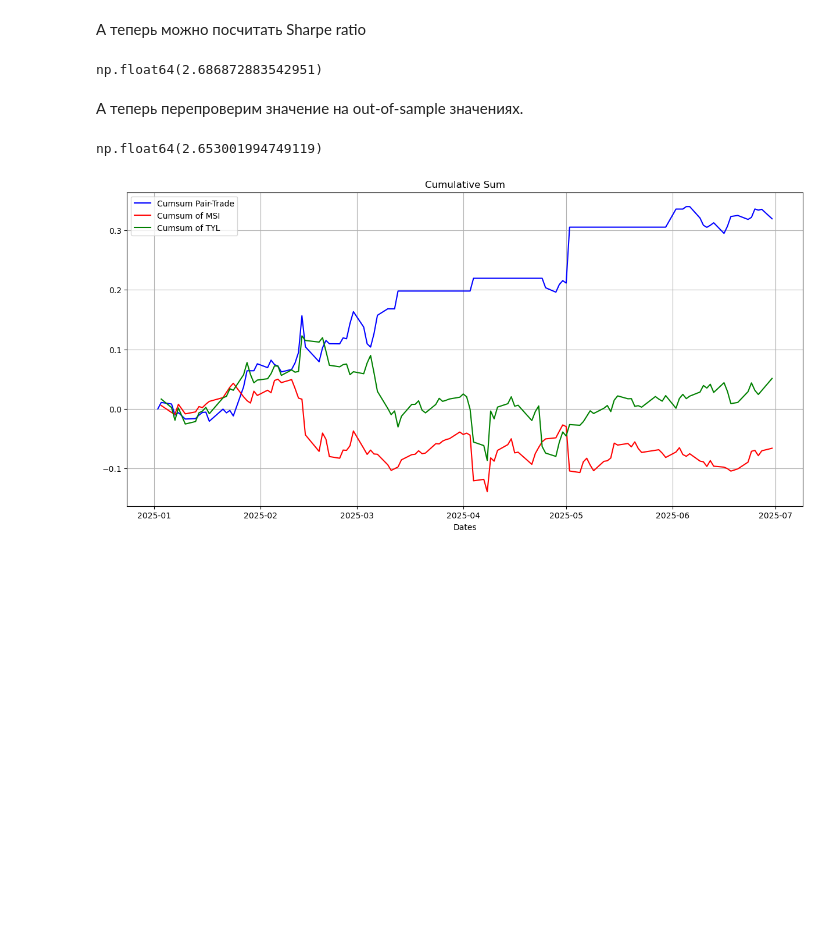
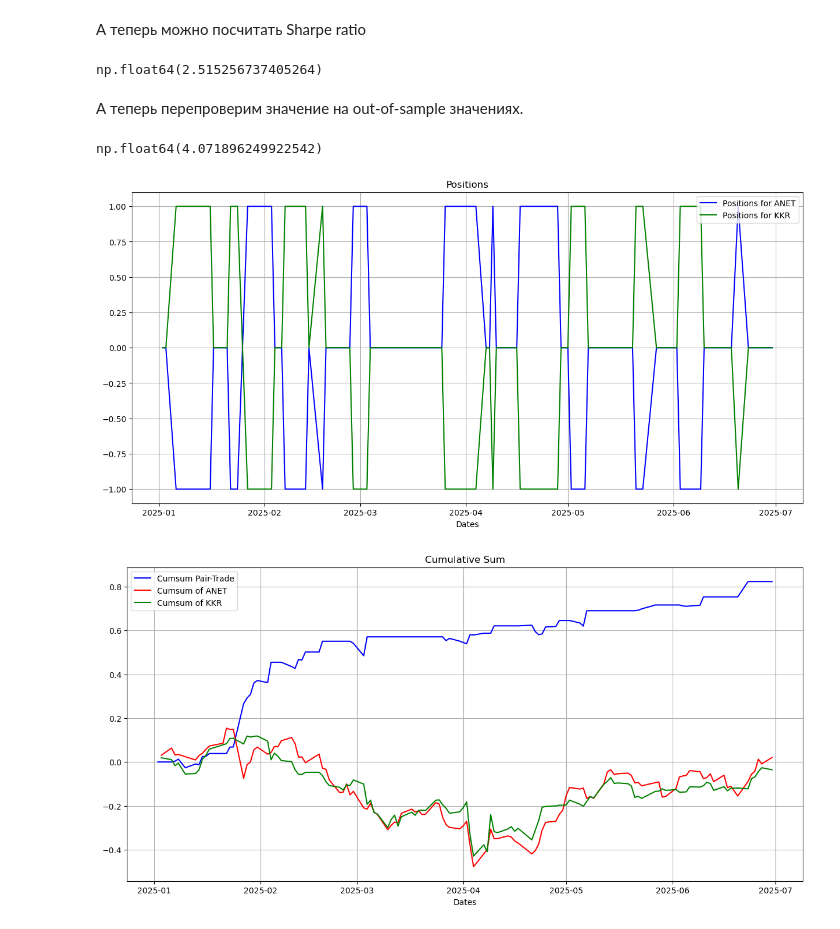
Before and after one commit to Driim/pair_trading, a Jupyter notebook: src/pair_trading_backtest.ipynb, the cells around one changed output. Cells and saved outputs as stored; diff of their text form; code cells hidden in the pictures; blank space fills up the shorter version.

```diff
--- a/src/pair_trading_backtest.ipynb
+++ b/src/pair_trading_backtest.ipynb
@@ -5,10 +5,10 @@ import statsmodels.api as sm
 import matplotlib.pyplot as plt
 
 # Константы
-ticker1 = 'MSI'
-ticker2 = 'TYL'
+ticker1 = 'ANET'
+ticker2 = 'KKR'
 
-open_threshold = 0.50
+open_threshold = 0.75
 close_threshold = 0.25
 
 oneway_trans_cost=0.0005
@@ -297,7 +305,7 @@ plt.show()
 sharpe_ration = np.sqrt(252) * pnl[1:].mean() / pnl[1:].std()
 sharpe_ration
 # %% [output]
-np.float64(2.686872883542951)
+np.float64(2.515256737405264)
 # %% [markdown]
 А теперь перепроверим значение на out-of-sample значениях.
 # %%
@@ -330,33 +338,46 @@ live_pnl = (np.array(live_positions.shift()) * np.array(live_dailyret)).sum(axis
 live_sharpe_ration = np.sqrt(252) * live_pnl[1:].mean() / live_pnl[1:].std()
 live_sharpe_ration
 # %% [output]
-np.float64(2.653001994749119)
+np.float64(4.071896249922542)
 # %%
 live_longs_with_dates = live_set.loc[:, ('pos_1_long', 'pos_2_long')].copy()
 live_longs_with_dates.columns = [ticker1, ticker2]
 
 live_shorts_with_dates = live_set.loc[:, ('pos_1_short', 'pos_2_short')].copy()
 live_shorts_with_dates.columns = [ticker1, ticker2]
 
 live_positions_with_dates = live_longs_with_dates + live_shorts_with_dates
+
+plt.figure(figsize=(15, 7))
+plt.plot(live_positions_with_dates[ticker1], lw=1.5, label=f'Positions for {ticker1}',color='blue')
+plt.plot(live_positions_with_dates[ticker2], lw=1.5, label=f'Positions for {ticker2}',color='green')
+plt.grid(True)
+plt.legend(loc=0)
+
+# This helps us tighten the figure margins
+plt.axis('tight')
+plt.xlabel('Dates')
+plt.title('Positions')
+plt.show()
 
 live_pnl_with_dates = (live_positions_with_dates.shift() * live_dailyret).sum(axis=1)
 live_cumulative_pnl = live_pnl_with_dates.cumsum()
 
 live_ticker1_dailyret = live_set.loc[:, ticker1].pct_change()
 live_ticker2_dailyret = live_set.loc[:, ticker2].pct_change()
 
 plt.figure(figsize=(15, 7))
 plt.plot(live_cumulative_pnl, lw=1.5, label=f'Cumsum Pair-Trade',color='blue')
 plt.plot(live_ticker1_dailyret.cumsum(), lw=1.5, label=f'Cumsum of {ticker1}',color='red')
 plt.plot(live_ticker2_dailyret.cumsum(), lw=1.5, label=f'Cumsum of {ticker2}',color='green')
 plt.grid(True)
 plt.legend(loc=0)
 
 # This helps us tighten the figure margins
 plt.axis('tight')
 plt.xlabel('Dates')
 plt.title('Cumulative Sum')
 plt.show()
 # %% [output]
-[figure, old version]
+[figure, new version]
+[figure, added]
```
Also changed, not shown: parts of 14 cells of this notebook, 1 other file.
